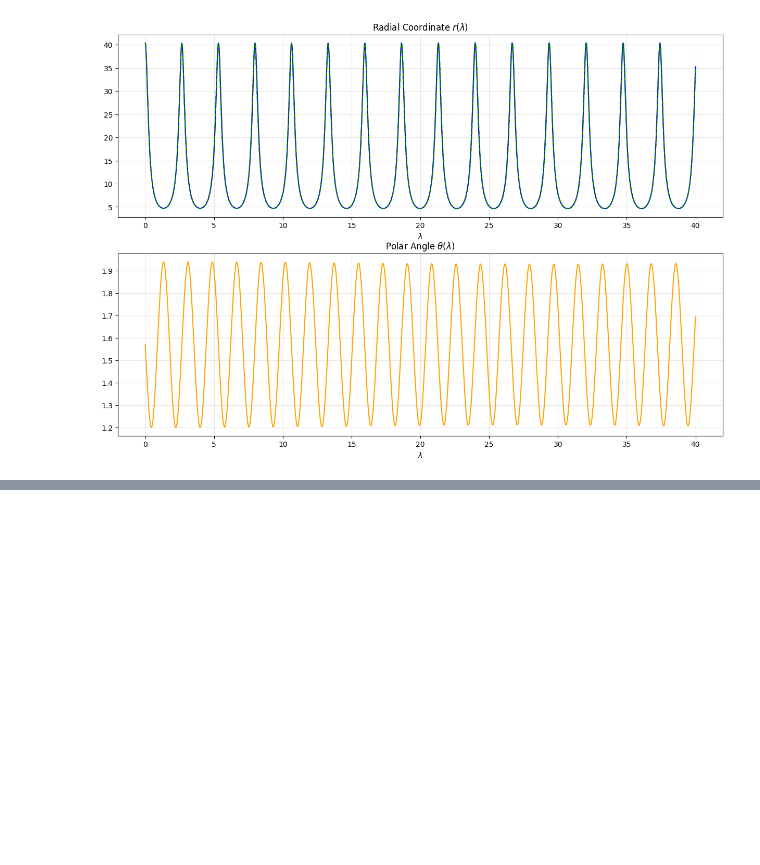
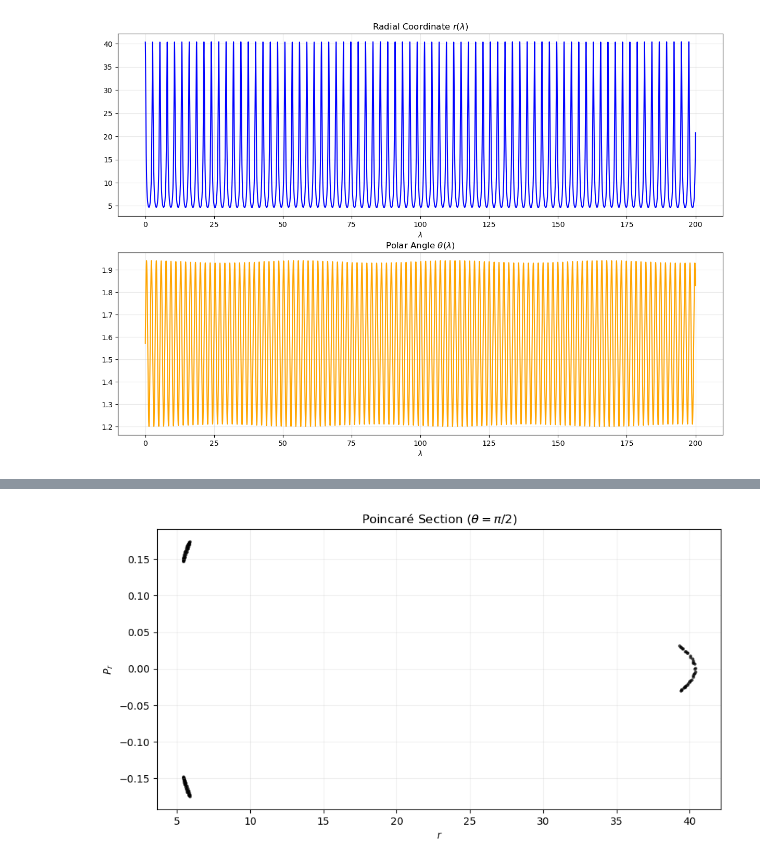
Before and after one commit to orion0042/Kerr-Geodesics, a Jupyter notebook: full-perturbed.ipynb, the cells around one changed output, grey strips where cells are left out. Saved outputs shown, nothing was run; the diff lists cells and outputs as text; code cells hidden in the pictures; blank space fills up the shorter version.

```diff
--- a/full-perturbed.ipynb
+++ b/full-perturbed.ipynb
@@ -191,17 +298,19 @@ def geodesic_integrator(initial_state, initial_signs, lam_range, params, epsilon
     }
 # %%
 #Config and exec
-init_state = [40.323, np.pi/2]
-phys_params = (0.98, 3.3, 0.5)
+init_state = [40.323, np.pi/2]  #(r_initial, theta_initial)
+phys_params = (0.98, 3.3, 0.5)  #(E, Lz, a)
 eps = -0.001
 
 results = geodesic_integrator(
     init_state,
-    initial_signs=[-1, -1],
-    lam_range=[0, 40],
+    initial_signs=[-1, 1],
+    lam_range=[0, 200],
     params=phys_params,
     epsilon=eps,
-    proxy_eps=0
+    proxy_eps=2.8e-9,
+    rtol = 2.8e-9,
+    atol = 3.5e-10
 )
 # %%
 # Data Processing
@@ -275,13 +380,13 @@ import matplotlib.pyplot as plt
 from scipy.interpolate import CubicSpline
 
 r_arr = df['r']
+th_arr = df['theta']
 Delta = r_arr**2 - 2*r_arr + a**2
-#Sigma = r_arr**2 + a**2 * np.cos(th_arr)**2
-th_arr = df['theta']
+Sigma = r_arr**2 + a**2 * np.cos(th_arr)**2
 lam_arr = df['lambda']
 vth_arr = df['vth']
 pth_arr = vth_arr
-pr_arr = (1/Delta)*df['vr']
+pr_arr = (1/Sigma)*df['vr']
 
 data_r = np.loadtxt('Neal.dat')
 lam_data = data_r[:, 0]
@@ -289,30 +394,51 @@ r_values = data_r[:, 1]
 get_R = CubicSpline(lam_data, r_values)
 #vr_arr = np.sqrt(np.maximum(0, v1_vals))
 
+
+data_th = np.loadtxt('Neal_theta.dat')
+th_values = data_th[:, 1]
+get_th = CubicSpline(lam_data, th_values)
+
 r_interp = get_R(lam_arr)
 f, (ax1, ax2) = plt.subplots(2, 1, figsize=(15, 10))
 ax1.plot(lam_arr, r_arr, color='blue')
-ax1.plot(lam_arr, r_interp, color='green', linestyle='--')
+#ax1.plot(lam_arr, r_interp, color='green', linestyle='--')
 ax1.set_title(r"Radial Coordinate $r(\lambda)$")
 ax1.set_xlabel(r"$\lambda$")
 ax1.grid(True, alpha=0.3)
-#ax1.set_xlim(0, 5)
+#ax1.set_xlim(400, 500)
 
+th_interp = get_th(lam_arr)
+#ax2.plot(lam_arr, th_interp, color='blue', linestyle='--')
 ax2.plot(lam_arr, th_arr, color='orange')
 ax2.set_title(r"Polar Angle $\theta(\lambda)$")
 ax2.set_xlabel(r"$\lambda$")
 ax2.grid(True, alpha=0.3)
+#ax2.set_xlim(400, 500)
 plt.show()
 
-error = np.abs(r_interp - r_arr)/r_arr
+error_r = np.abs(r_interp - r_arr)/r_arr
+error_th = np.abs(th_interp - th_arr)/th_arr
 
 plt.figure(figsize=(10, 5))
-plt.plot(lam_arr, error, linestyle = '--')
-plt.title(r"Absolute Relative Error")
-#plt.yscale('log')
+plt.plot(lam_arr, error_r, linestyle = '--')
+#plt.plot(lam_arr, error_th, linestyle = '--', color = 'red')
+plt.title(r"Absolute Relative Error in r(\lambda)")
+plt.yscale('log')
+plt.xscale('log')
+#plt.xlim(100, 200)
 plt.grid(True, alpha=0.3)
-print(f"Mean Error = ", np.mean(error))
-print(f"Max Error = ", np.max(error))
+print(f"Mean r Error = ", np.mean(error_r))
+print(f"Max r Error = ", np.max(error_r))
+
+plt.figure(figsize=(10,5))
+plt.loglog(lam_arr, error_th, color='green', linestyle='--')
+plt.title(r'Absolute Relative Error in $\theta(\lambda)$')
+plt.xlabel(r'$\lambda$')
+plt.grid(True, alpha =0.3)
+print(f"Mean theta Error = ", np.mean(error_th))
+print(f"Max theta Error = ", np.max(error_th))
+
 
 import numpy as np
 from scipy.optimize import brentq
@@ -335,52 +461,32 @@ def get_precise_crossings(lam_arr, th_arr, r_arr, pr_arr, target_th=np.pi/2):
 
     p_r_exact = []
     p_pr_exact = []
     p_lam_exact = []
 
     # 3. Iterate through intervals where crossings occurred
     for i in range(len(t_c) - 1):
         if (target_th - th_c[i]) * (target_th - th_c[i+1]) < 0:
 
             # Root-finder calculates the exact lambda_cross on the smooth spline
             # f(t) = target_th - spline(t)
             lam_cross = brentq(lambda t: target_th - th_spline(t), t_c[i], t_c[i+1])
 
             # 4. We only keep the crossing in one direction (descending node)
-            if dth_spline(lam_cross) < 0:
+            if dth_spline(lam_cross) > 0:
                 p_r_exact.append(r_spline(lam_cross))
                 p_pr_exact.append(pr_spline(lam_cross))
                 p_lam_exact.append(lam_cross)
 
     return np.array(p_r_exact), np.array(p_pr_exact), np.array(p_lam_exact)
 
 p_r, p_pr, p_lam = get_precise_crossings(lam_arr, th_arr, r_arr, pr_arr)
 
-'''def get_poincare_data(th_vals, r_vals, vr_vals, t_vals): #Old Poincare Calculations (Double the points, scrapped)
-    poincare_r = []
-    poincare_vr = []
-    poincare_time = []
-
-    # Define the crossing value
-    plane = np.pi / 2
-
-    # Find indices where theta crosses the plane
-    crossings = np.where(np.diff(np.sign(th_vals - plane)))[0]
-
-    for idx in crossings:
-        # Simple linear interpolation for better precision at the crossing
-        # Between index idx and idx+1
-        poincare_r.append(r_vals[idx])
-        poincare_vr.append(vr_vals[idx]/Delta(r_vals[idx]))
-        poincare_time.append(t_vals[idx])
-
-    return np.array(poincare_r), np.array(poincare_vr), np.array(poincare_time)'''
-
 plt.figure(figsize=(10, 5))
 plt.scatter(p_r, p_pr, s=5, color='black', alpha=0.6)
 plt.title(r"Poincaré Section ($\theta = \pi/2$)")
 plt.xlabel(r"$r$")
 plt.ylabel(r"$P_r$")
 plt.grid(True, alpha=0.2)
 plt.show()
 # %% [output]
-[figure, old version]
+[figure, new version]
@@ -391,2 +499,3 @@ Max Error =  0.06113447898091977
+[figure, added]
 # %%
 data_pcr = np.loadtxt("Poincare_Mino.dat")
```
Also changed, not shown: parts of 14 cells of this notebook, 2 other files.
